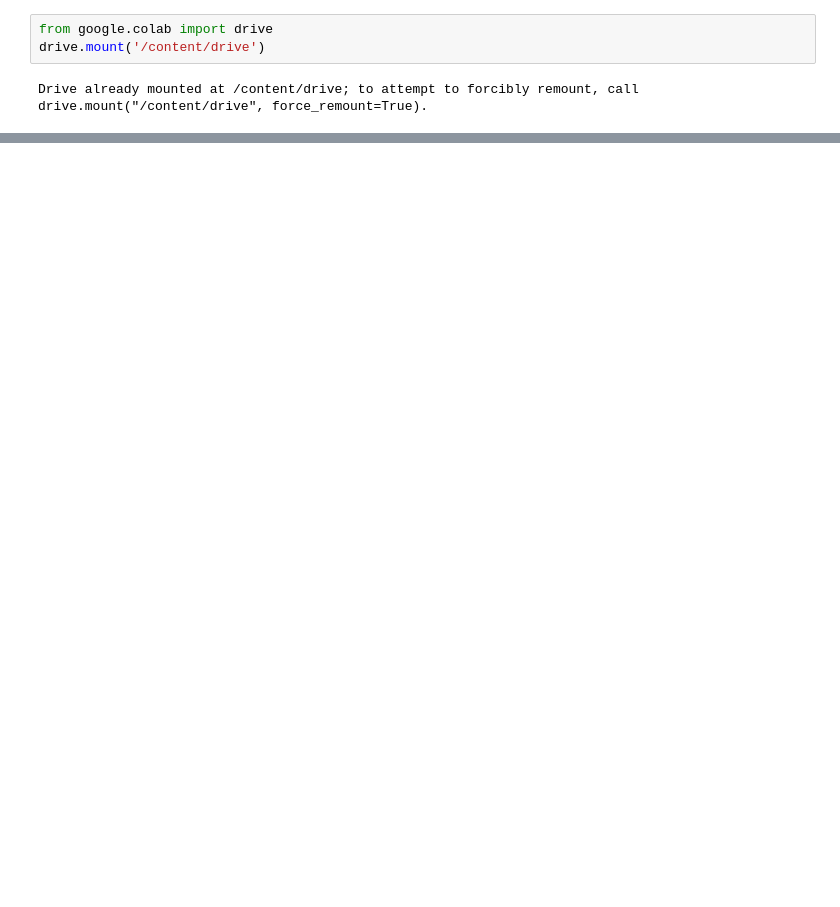
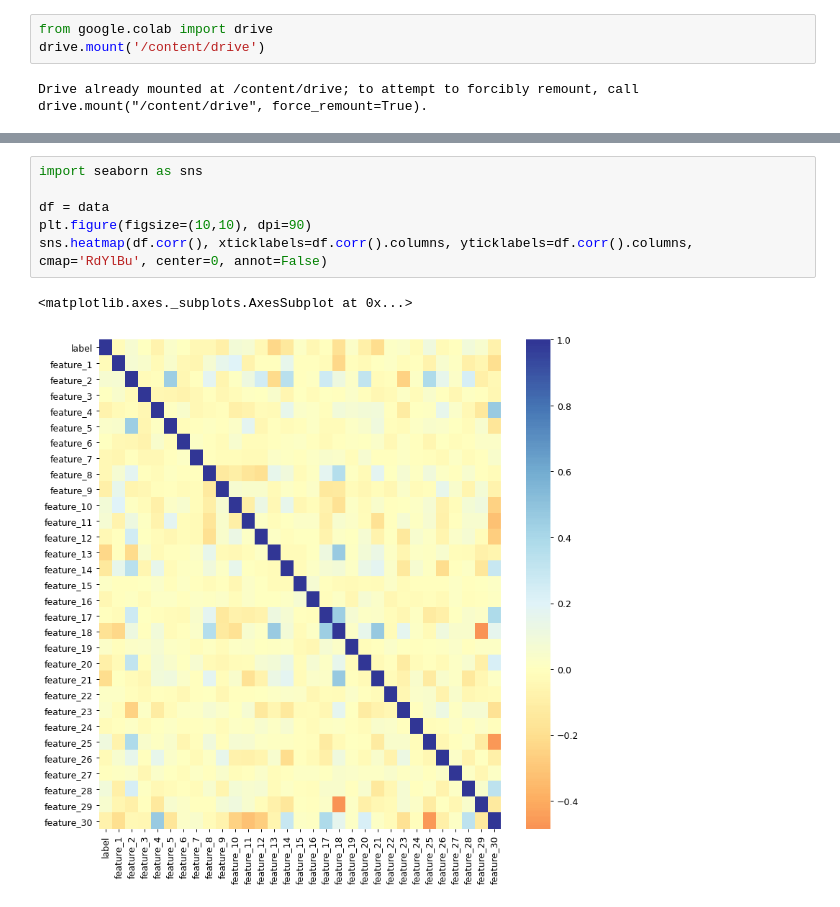
Before and after one commit to tommasoghisini/IndividualAssignment30412, a Jupyter notebook: Notebook.ipynb, the cells around one changed output, grey strips where cells are left out. Drawn from its saved outputs; the diff is of its cells as text; blank space fills up the shorter version.

```diff
--- a/Notebook.ipynb
+++ b/Notebook.ipynb
@@ -9,0 +118,9 @@ Drive already mounted at /content/drive; to attempt to forcibly remount, call dr
+# %%
+import seaborn as sns
+
+df = data
+plt.figure(figsize=(10,10), dpi=90)
+sns.heatmap(df.corr(), xticklabels=df.corr().columns, yticklabels=df.corr().columns, cmap='RdYlBu', center=0, annot=False)
+# %% [output]
+<matplotlib.axes._subplots.AxesSubplot at 0x...>
+[figure, added]
```
Also changed, not shown: parts of 19 cells of this notebook.
